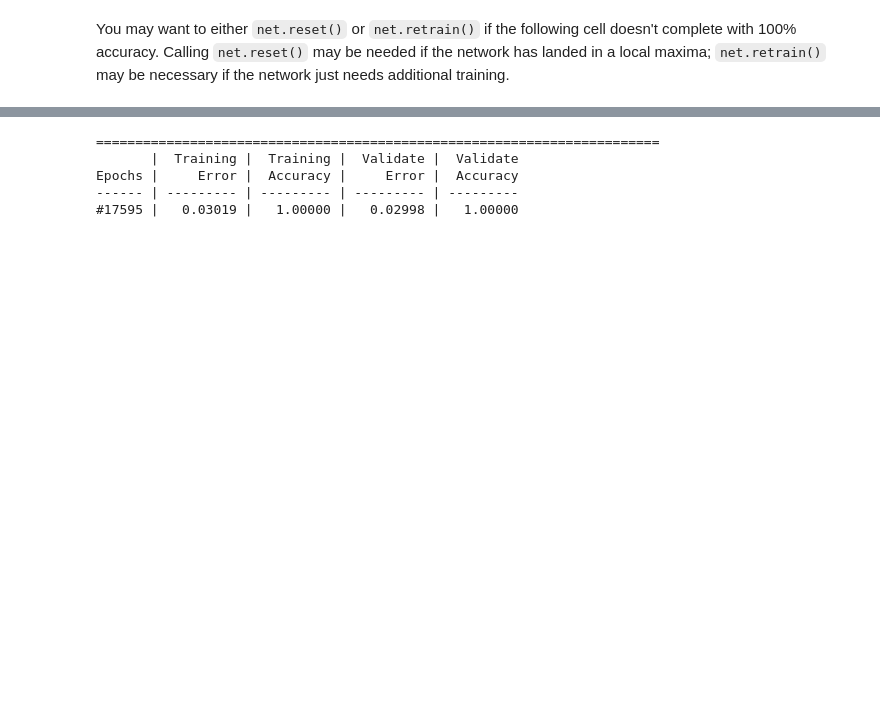
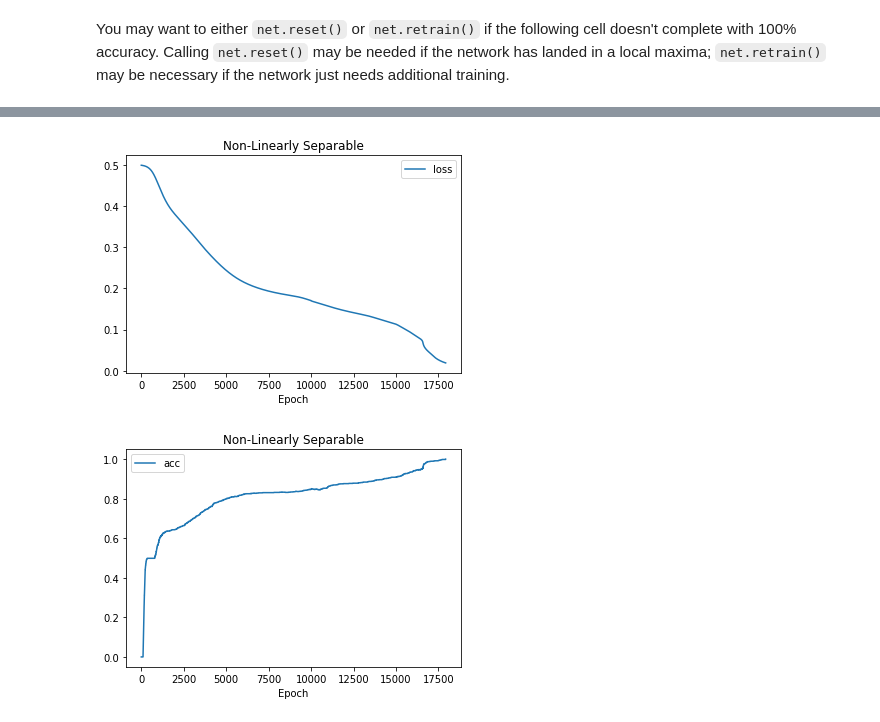
Before and after one commit to ArtificialIntelligenceToolkit/conx, a Jupyter notebook: notebooks/PCA.ipynb, the cells around one changed output, grey strips where cells are left out. Drawn from its saved outputs; the diff is of its cells as text; code cells hidden in the pictures; blank space fills up the shorter version.

Commit message:
Added net.delete(), pca.scale(), pca.transform(scale=True), pca.transform_one(scale=True)

```diff
--- a/notebooks/PCA.ipynb
+++ b/notebooks/PCA.ipynb
@@ -91,5 +93,11 @@ You may want to either `net.reset()` or `net.retrain()` if the following cell do
 # %%
-net.train(epochs=10000, accuracy=1.0, report_rate=50,
-          tolerance=0.4, batch_size=len(net.dataset.train_inputs),
-          plot=True, record=100)
+if net.saved():
+    net.load()
+    net.plot("loss")
+    net.plot("acc")
+else:
+    net.train(epochs=10000, accuracy=1.0, report_rate=50,
+              tolerance=0.4, batch_size=len(net.dataset.train_inputs),
+              plot=True, record=100)
+    net.save()
 # %% [output]
@@ -97,5 +104,2 @@ net.train(epochs=10000, accuracy=1.0, report_rate=50,
-========================================================================
-       |  Training |  Training |  Validate |  Validate
-Epochs |     Error |  Accuracy |     Error |  Accuracy
------- | --------- | --------- | --------- | ---------
-#17595 |   0.03019 |   1.00000 |   0.02998 |   1.00000
+[figure, added]
+[figure, added]
```
Also changed, not shown: parts of 12 cells of this notebook, 2 other files.
